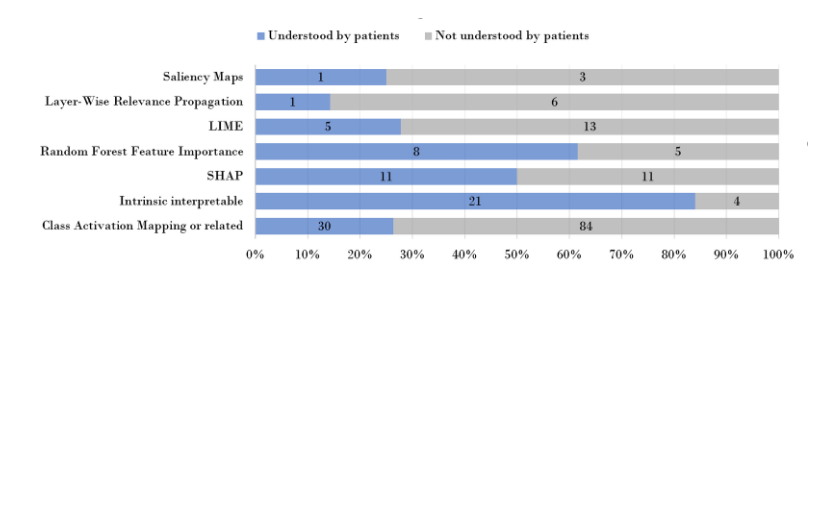
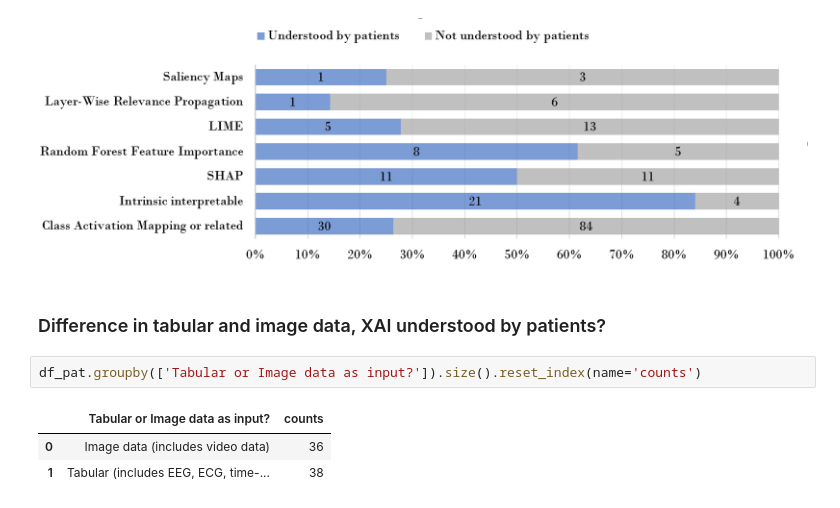
Before and after one commit to joa24jm/literature_review, a Jupyter notebook: src/01_analyse_full_screening_answers.ipynb, the cells around one changed output. Cells and saved outputs as stored; diff of their text form; blank space fills up the shorter version.

```diff
--- a/src/01_analyse_full_screening_answers.ipynb
+++ b/src/01_analyse_full_screening_answers.ipynb
@@ -378,2 +402,10 @@ df_pat_npat = df_pat_npat[filt2]
 # %% [markdown]
 ![image.png](attachment:image.png)
+# %% [markdown]
+### Difference in tabular and image data, XAI understood by patients?
+# %%
+df_pat.groupby(['Tabular or Image data as input?']).size().reset_index(name='counts')
+# %% [output]
+|  | Tabular or Image data as input? | counts |
+| 0 | Image data (includes video data) | 36 |
+| 1 | Tabular (includes EEG, ECG, time-... | 38 |
```
Also changed, not shown: parts of 18 cells of this notebook, 4 other files.
